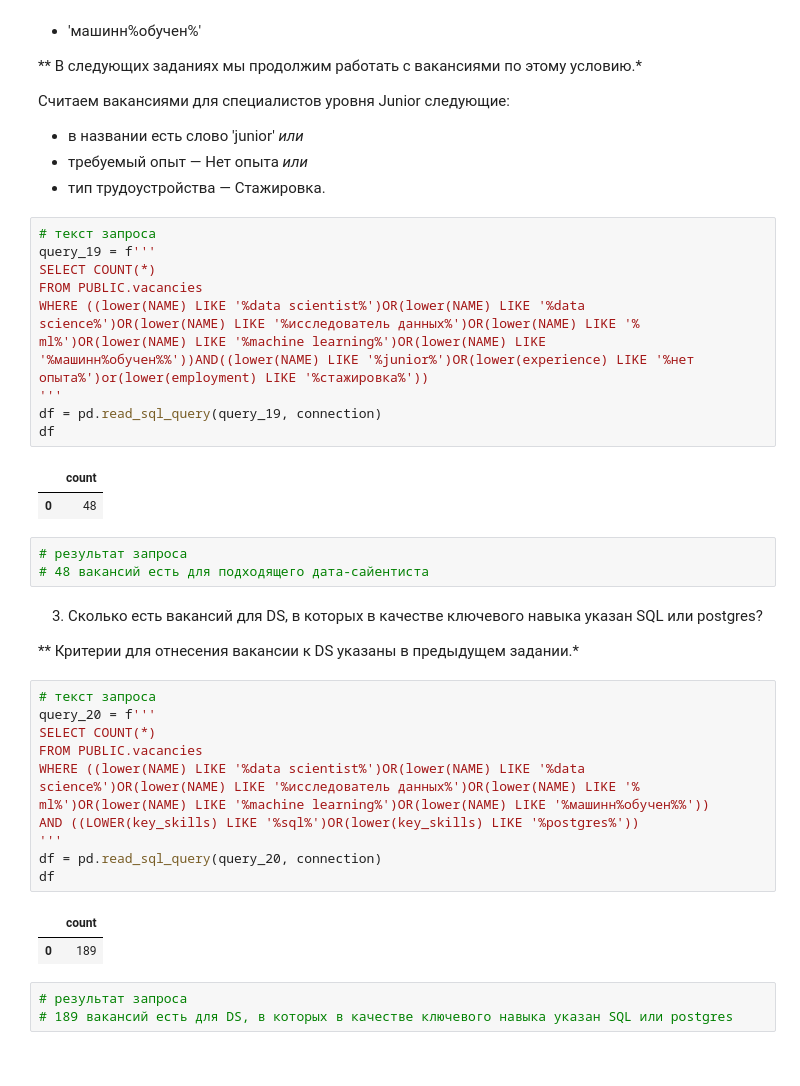
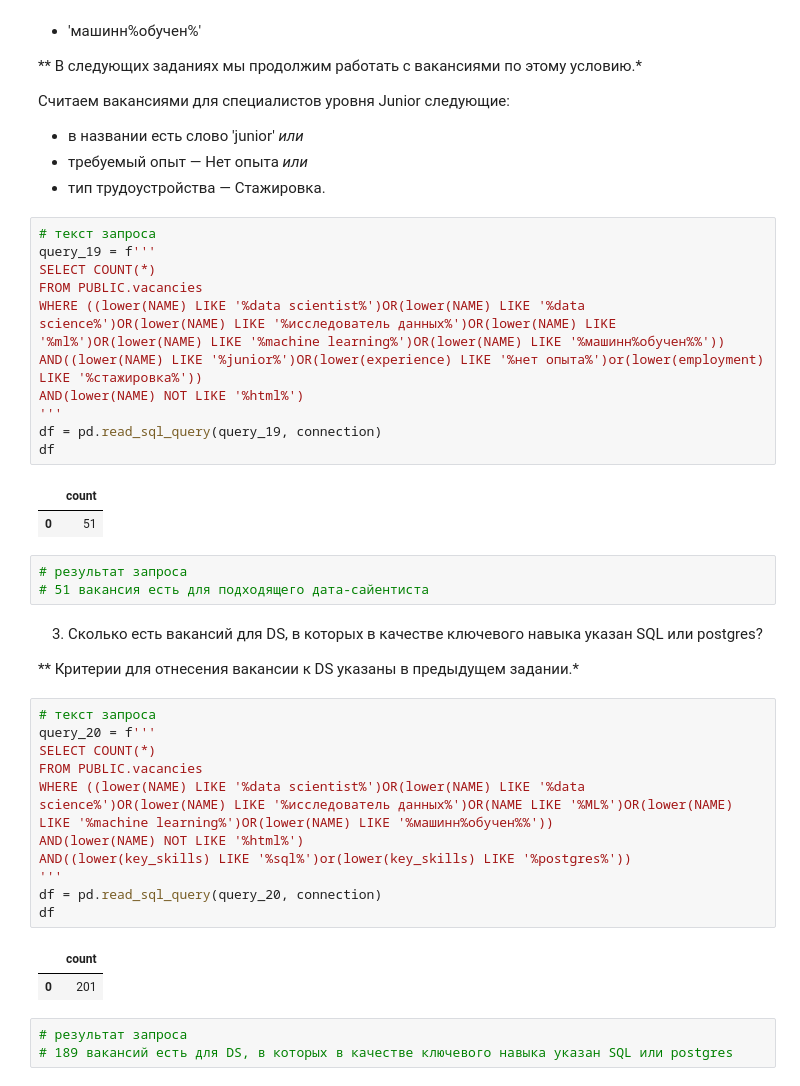
Before and after one commit to NikolayRevenkov/SF_DS, a Jupyter notebook: Project_2/Project_2.ipynb, the cells around one changed output. Cells and saved outputs as stored; diff of their text form.

```diff
--- a/Project_2/Project_2.ipynb
+++ b/Project_2/Project_2.ipynb
@@ -433,18 +433,20 @@ df
 # %%
 # текст запроса
 query_19 = f'''
 SELECT COUNT(*)
 FROM PUBLIC.vacancies
-WHERE ((lower(NAME) LIKE '%data scientist%')OR(lower(NAME) LIKE '%data science%')OR(lower(NAME) LIKE '%исследователь данных%')OR(lower(NAME) LIKE '% ml%')OR(lower(NAME) LIKE '%machine learning%')OR(lower(NAME) LIKE '%машинн%обучен%%'))AND((lower(NAME) LIKE '%junior%')OR(lower(experience) LIKE '%нет опыта%')or(lower(employment) LIKE '%стажировка%'))
+WHERE ((lower(NAME) LIKE '%data scientist%')OR(lower(NAME) LIKE '%data science%')OR(lower(NAME) LIKE '%исследователь данных%')OR(lower(NAME) LIKE '%ml%')OR(lower(NAME) LIKE '%machine learning%')OR(lower(NAME) LIKE '%машинн%обучен%%'))
+AND((lower(NAME) LIKE '%junior%')OR(lower(experience) LIKE '%нет опыта%')or(lower(employment) LIKE '%стажировка%'))
+AND(lower(NAME) NOT LIKE '%html%')
 '''
 df = pd.read_sql_query(query_19, connection)
 df
 # %% [output]
 |  | count |
-| 0 | 48 |
+| 0 | 51 |
 # %%
 # результат запроса
-# 48 вакансий есть для подходящего дата-сайентиста
+# 51 вакансия есть для подходящего дата-сайентиста
 # %% [markdown]
 3. Сколько есть вакансий для DS, в которых в качестве ключевого навыка указан SQL или postgres?
 
@@ -454,14 +456,15 @@ df
 query_20 = f'''
 SELECT COUNT(*)
 FROM PUBLIC.vacancies
-WHERE ((lower(NAME) LIKE '%data scientist%')OR(lower(NAME) LIKE '%data science%')OR(lower(NAME) LIKE '%исследователь данных%')OR(lower(NAME) LIKE '% ml%')OR(lower(NAME) LIKE '%machine learning%')OR(lower(NAME) LIKE '%машинн%обучен%%'))
-AND ((LOWER(key_skills) LIKE '%sql%')OR(lower(key_skills) LIKE '%postgres%'))
+WHERE ((lower(NAME) LIKE '%data scientist%')OR(lower(NAME) LIKE '%data science%')OR(lower(NAME) LIKE '%исследователь данных%')OR(NAME LIKE '%ML%')OR(lower(NAME) LIKE '%machine learning%')OR(lower(NAME) LIKE '%машинн%обучен%%'))
+AND(lower(NAME) NOT LIKE '%html%')
+AND((lower(key_skills) LIKE '%sql%')or(lower(key_skills) LIKE '%postgres%'))
 '''
 df = pd.read_sql_query(query_20, connection)
 df
 # %% [output]
 |  | count |
-| 0 | 189 |
+| 0 | 201 |
 # %%
 # результат запроса
 # 189 вакансий есть для DS, в которых в качестве ключевого навыка указан SQL или postgres
```
Also changed, not shown: parts of 1 cell of this notebook.
